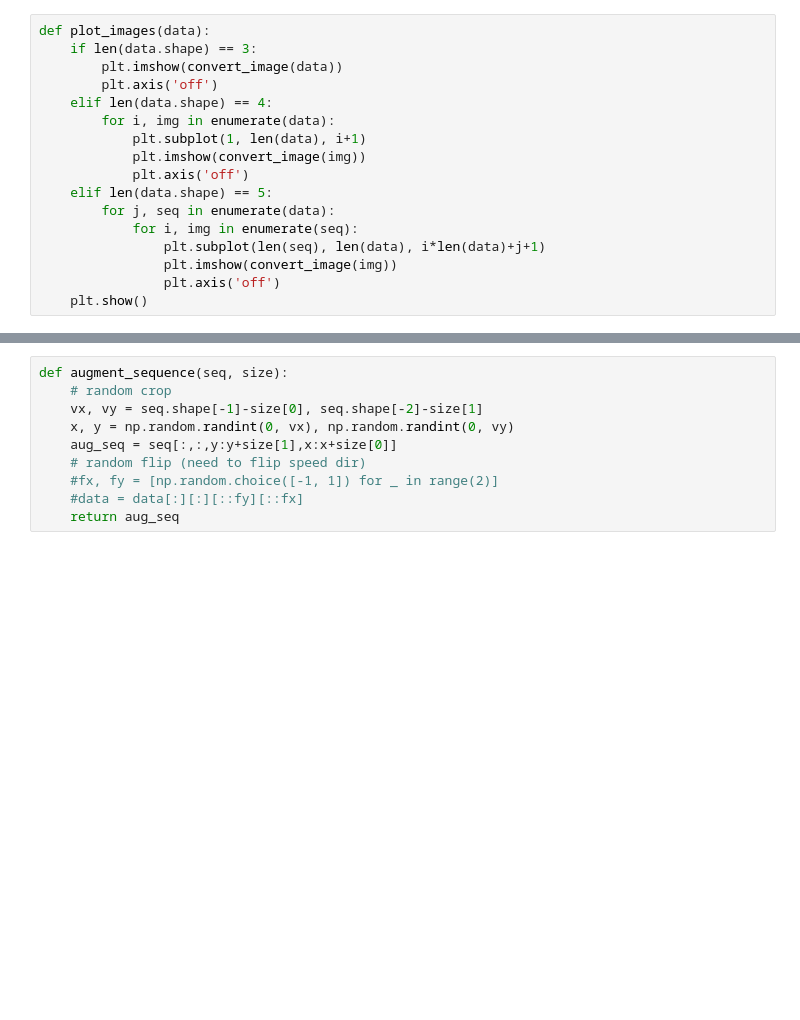
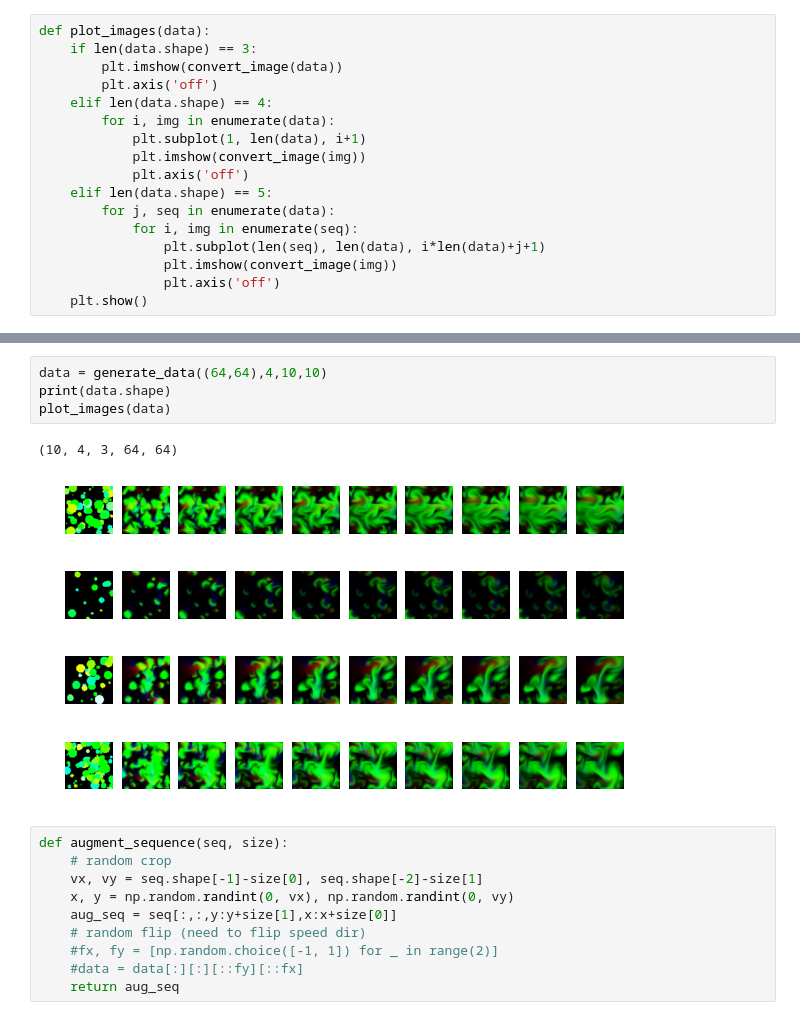
Before and after one commit to agerasev/flownn, a Jupyter notebook: prediction.ipynb, the cells around one changed output, grey strips where cells are left out. Saved outputs shown, nothing was run; the diff lists cells and outputs as text; blank space fills up the shorter version.

```diff
--- a/prediction.ipynb
+++ b/prediction.ipynb
@@ -135,3 +144,10 @@ plot_images(seq)
+# %%
+data = generate_data((64,64),4,10,10)
+print(data.shape)
+plot_images(data)
+# %% [output]
+(10, 4, 3, 64, 64)
+[figure, added]
 # %%
 def augment_sequence(seq, size):
     # random crop
```
Also changed, not shown: parts of 30 cells of this notebook, 1 other file.
